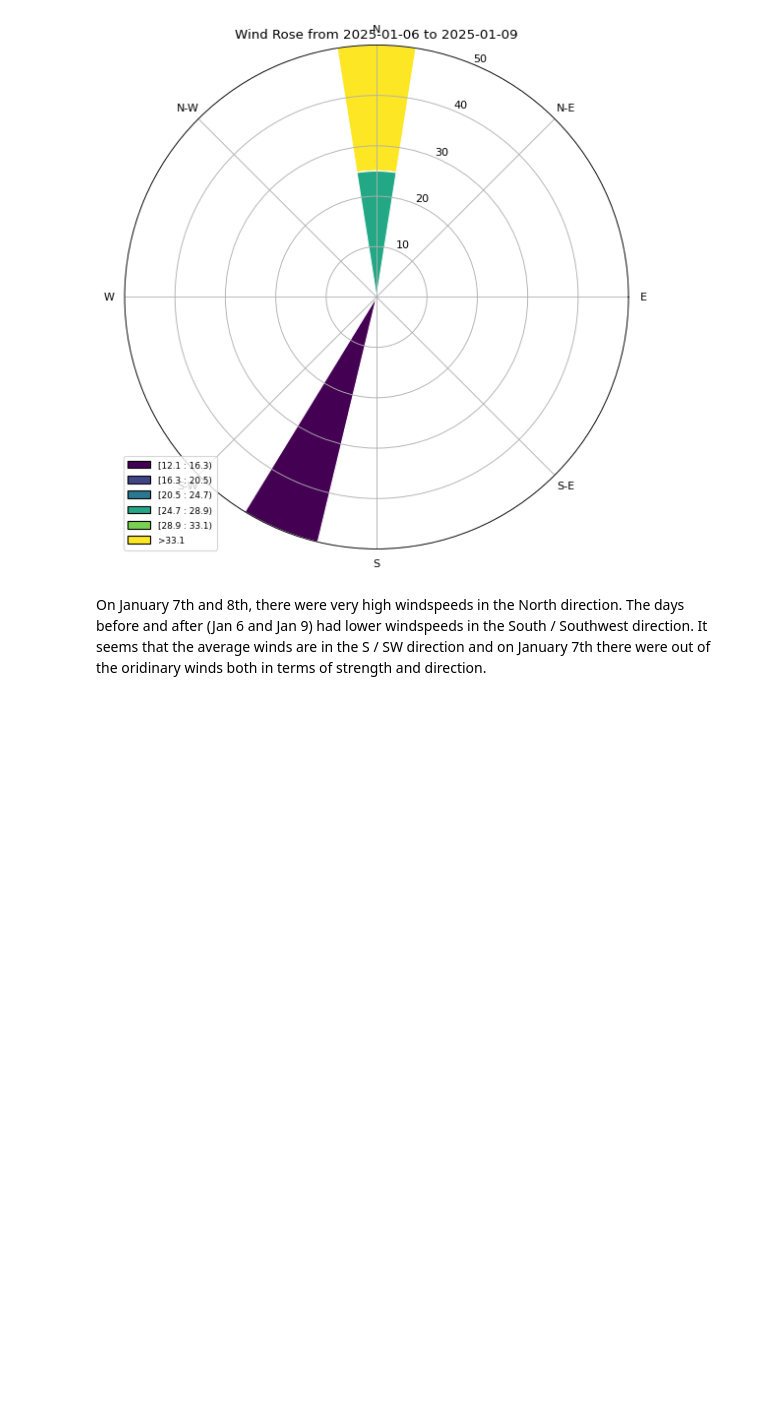
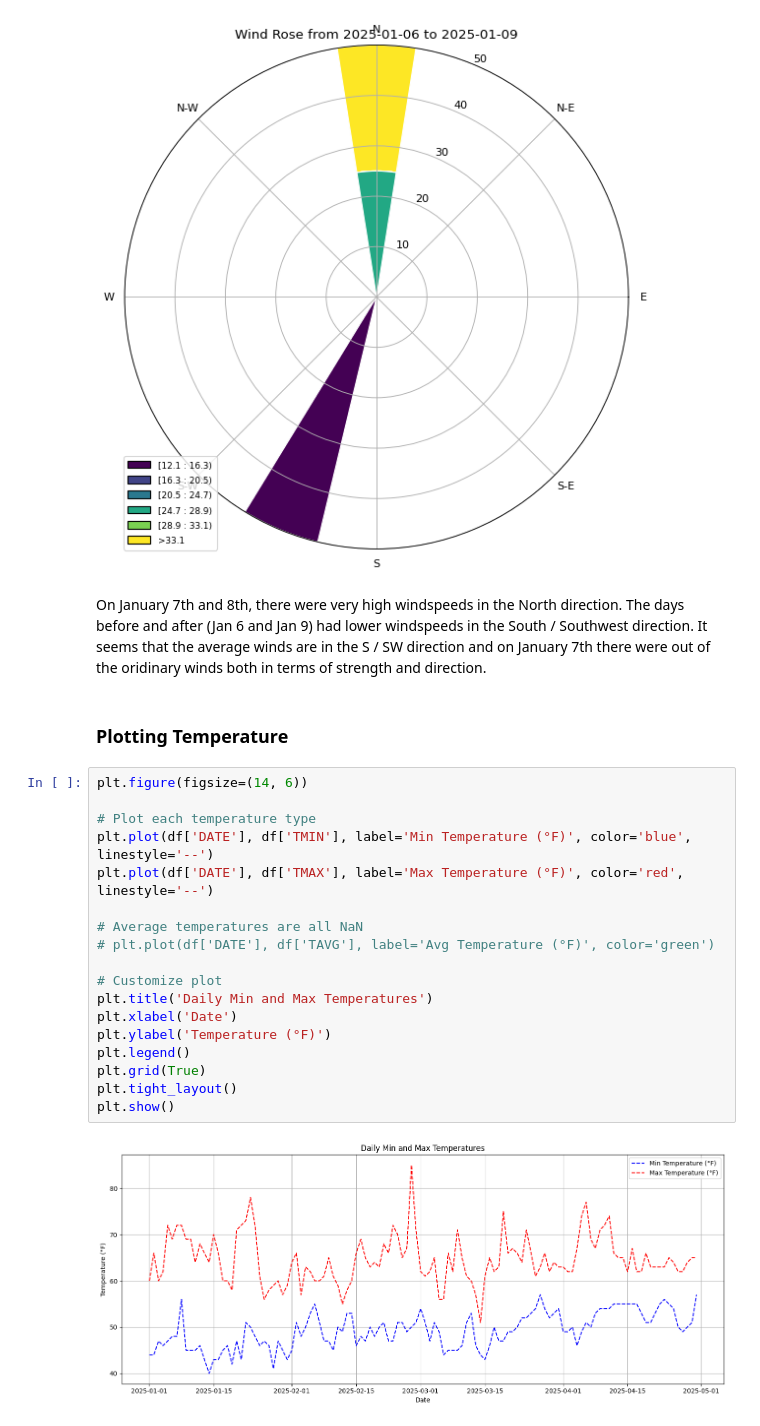
Before and after one commit to katelyn-wang/pace-wildfires, a Jupyter notebook: notebooks/weather_analysis.ipynb, the cells around one changed output. Saved outputs shown, nothing was run; the diff lists cells and outputs as text; blank space fills up the shorter version.

Commit message:
Added temperature plots

```diff
--- a/notebooks/weather_analysis.ipynb
+++ b/notebooks/weather_analysis.ipynb
@@ -255,3 +257,25 @@ plt.show()
 [figure]
 # %% [markdown]
 On January 7th and 8th, there were very high windspeeds in the North direction. The days before and after (Jan 6 and Jan 9) had lower windspeeds in the South / Southwest direction. It seems that the average winds are in the S / SW direction and on January 7th there were out of the oridinary winds both in terms of strength and direction.
+# %% [markdown]
+### Plotting Temperature
+# %%
+plt.figure(figsize=(14, 6))
+
+# Plot each temperature type
+plt.plot(df['DATE'], df['TMIN'], label='Min Temperature (°F)', color='blue', linestyle='--')
+plt.plot(df['DATE'], df['TMAX'], label='Max Temperature (°F)', color='red', linestyle='--')
+
+# Average temperatures are all NaN
+# plt.plot(df['DATE'], df['TAVG'], label='Avg Temperature (°F)', color='green')
+
+# Customize plot
+plt.title('Daily Min and Max Temperatures')
+plt.xlabel('Date')
+plt.ylabel('Temperature (°F)')
+plt.legend()
+plt.grid(True)
+plt.tight_layout()
+plt.show()
+# %% [output]
+[figure, added]
```
Also changed, not shown: parts of 2 cells of this notebook.
